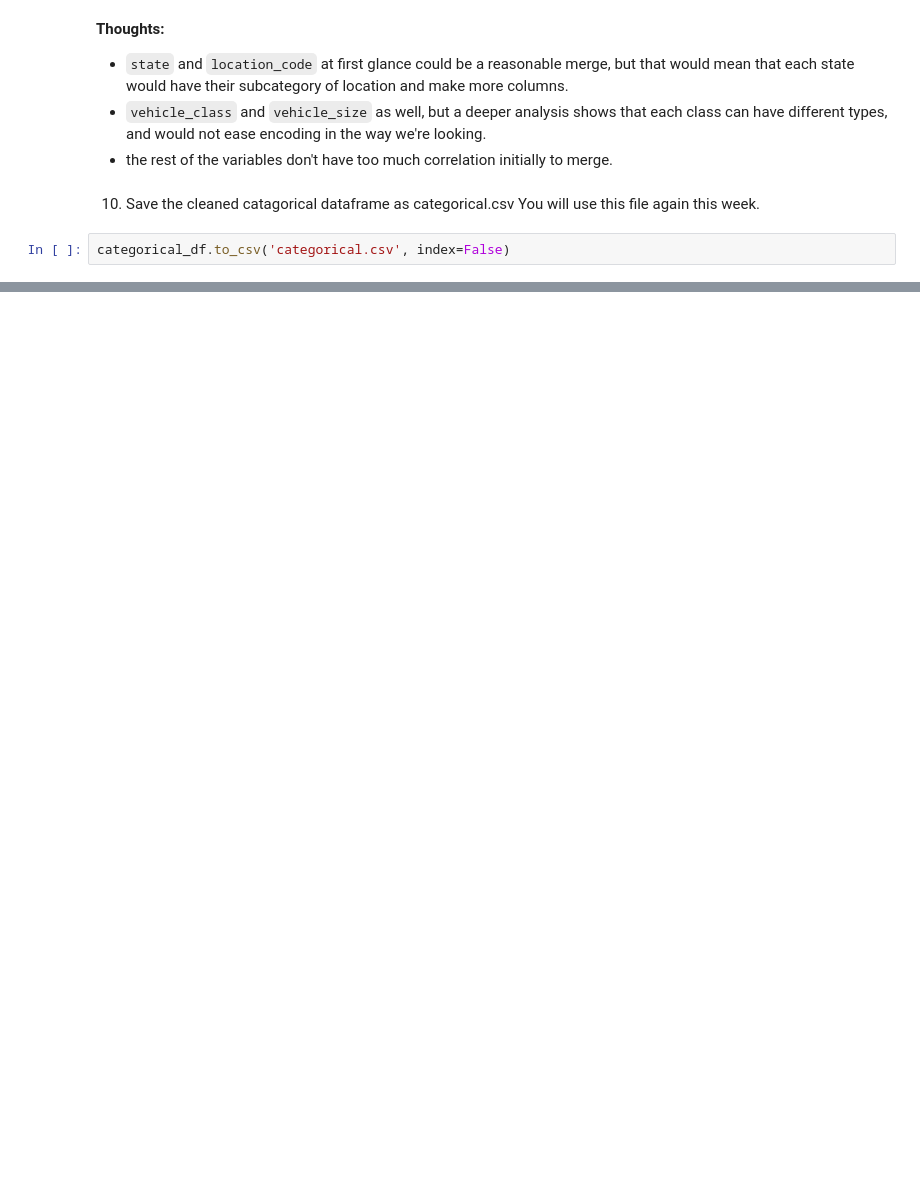
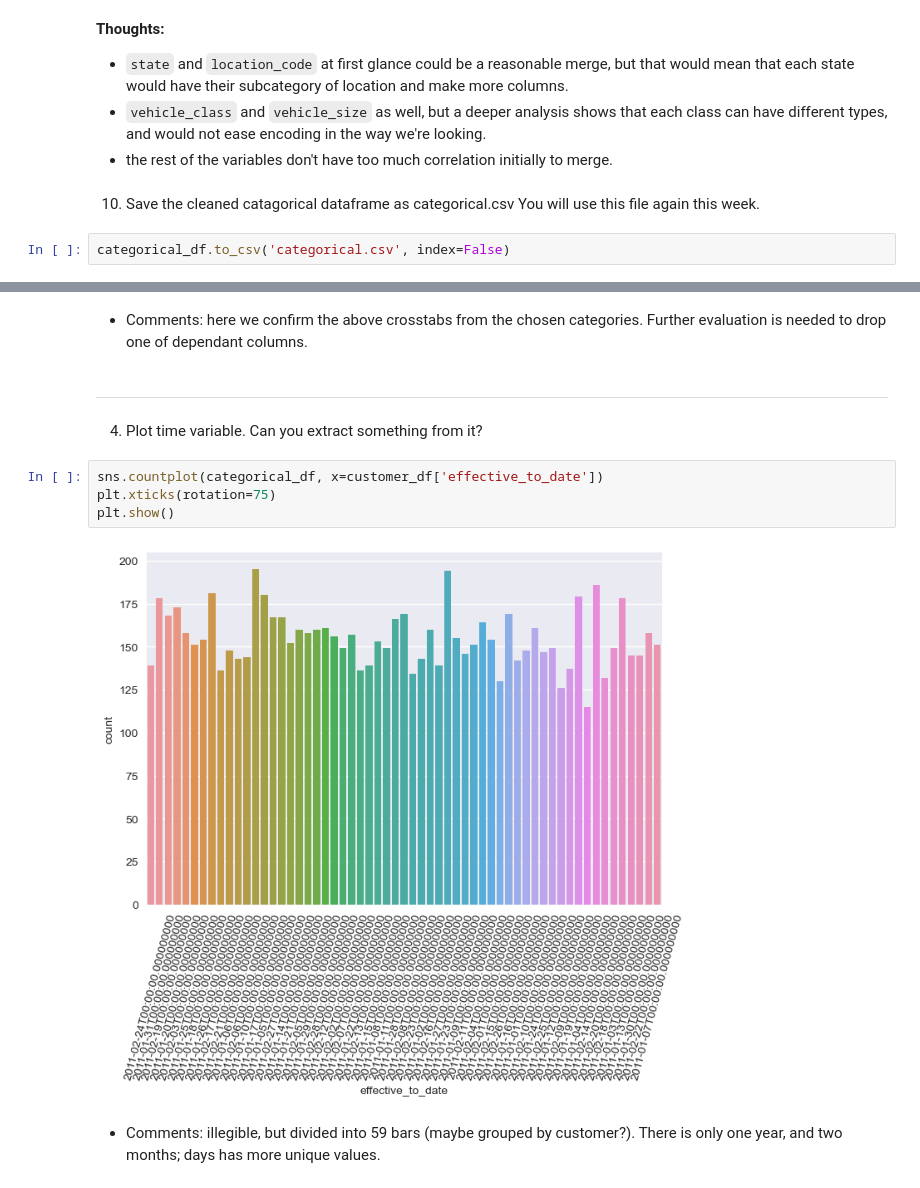
Before and after one commit to valmgisbert/lab-cleaning-numerical-data, a Jupyter notebook: lab-cleaning-numerical-data.ipynb, the cells around one changed output, grey strips where cells are left out. Cells and saved outputs as stored; diff of their text form; blank space fills up the shorter version.

Commit message:
lab feature extraction done, potential cols revision needed

```diff
--- a/lab-cleaning-numerical-data.ipynb
+++ b/lab-cleaning-numerical-data.ipynb
@@ -525,0 +732,14 @@ categorical_df.to_csv('categorical.csv', index=False)
+# %% [markdown]
+- Comments: here we confirm the above crosstabs from the chosen categories. Further evaluation is needed to drop one of dependant columns.
+# %% [markdown]
+***
+# %% [markdown]
+4. Plot time variable. Can you extract something from it?
+# %%
+sns.countplot(categorical_df, x=customer_df['effective_to_date'])
+plt.xticks(rotation=75)
+plt.show()
+# %% [output]
+[figure, added]
+# %% [markdown]
+- Comments: illegible, but divided into 59 bars (maybe grouped by customer?). There is only one year, and two months; days has more unique values.
```
Also changed, not shown: parts of 27 cells of this notebook.
